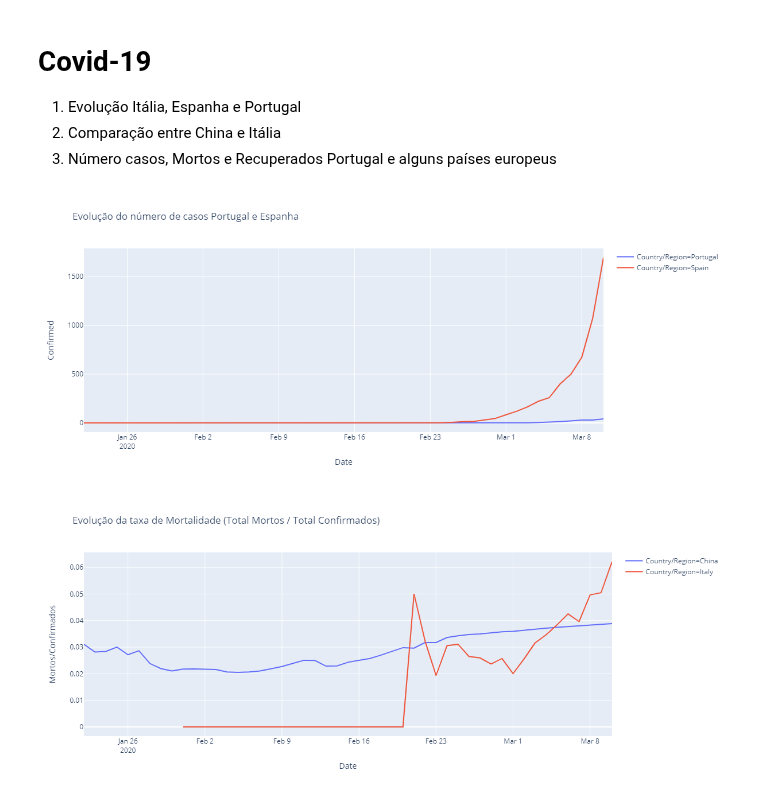
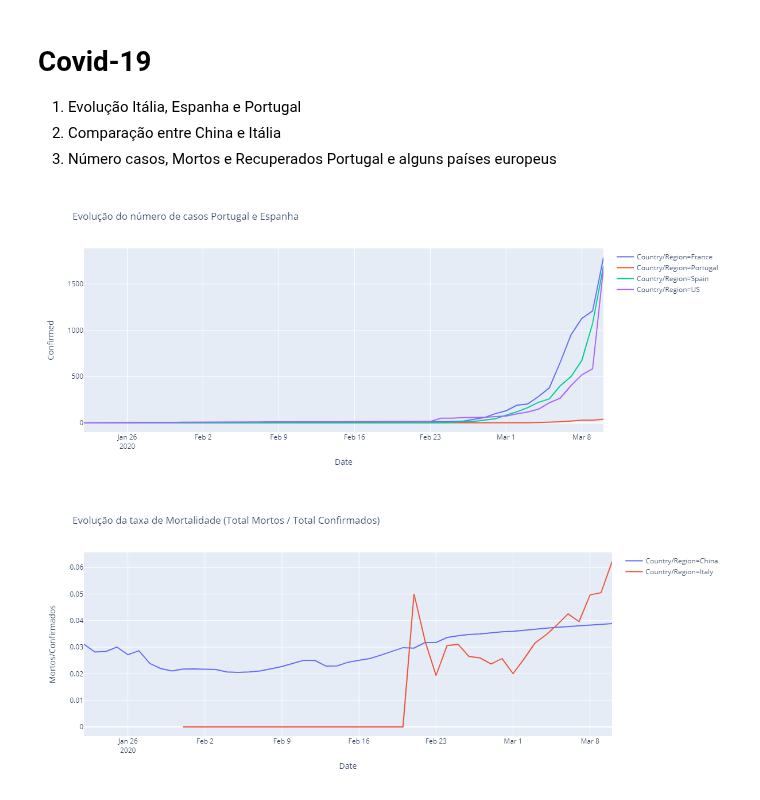
Before and after one commit to pesobreiro/jupyternotebooks, a Jupyter notebook: analysis/Covid-19.ipynb, the cells around one changed output. Saved outputs shown, nothing was run; the diff lists cells and outputs as text; code cells hidden in the pictures.

```diff
--- a/analysis/Covid-19.ipynb
+++ b/analysis/Covid-19.ipynb
@@ -26,17 +26,18 @@ full_table['Country/Region'] = full_table['Country/Region'].replace('Mainland Ch
 # filling missing values with NA
 full_table[['Province/State']] = full_table[['Province/State']].fillna('NA')
 # %%
-temp = full_table.loc[((full_table['Country/Region']=='Spain')| (full_table['Country/Region']=='Portugal'))]
+temp = full_table.loc[((full_table['Country/Region']=='Spain')| (full_table['Country/Region']=='Portugal')
+                       |(full_table['Country/Region']=='France') |(full_table['Country/Region']=='US'))]
 temp = temp.groupby(['Country/Region', 'Date'])['Confirmed', 'Deaths', 'Recovered'].sum()
 
 temp = temp.reset_index()
 
 
 fig = px.line(temp, x="Date", y="Confirmed", color='Country/Region',  height=500,width=1000,
              title='Evolução do número de casos Portugal e Espanha')
 fig.show()
 # %% [output]
-[figure, old version]
+[figure, new version]
 # %%
 temp = full_table.loc[(full_table['Country/Region']=='Italy') | (full_table['Country/Region']=='China')]
 temp = temp.groupby(['Country/Region', 'Date'])['Confirmed', 'Deaths', 'Recovered'].sum()
```
Also changed, not shown: 1 other file.
